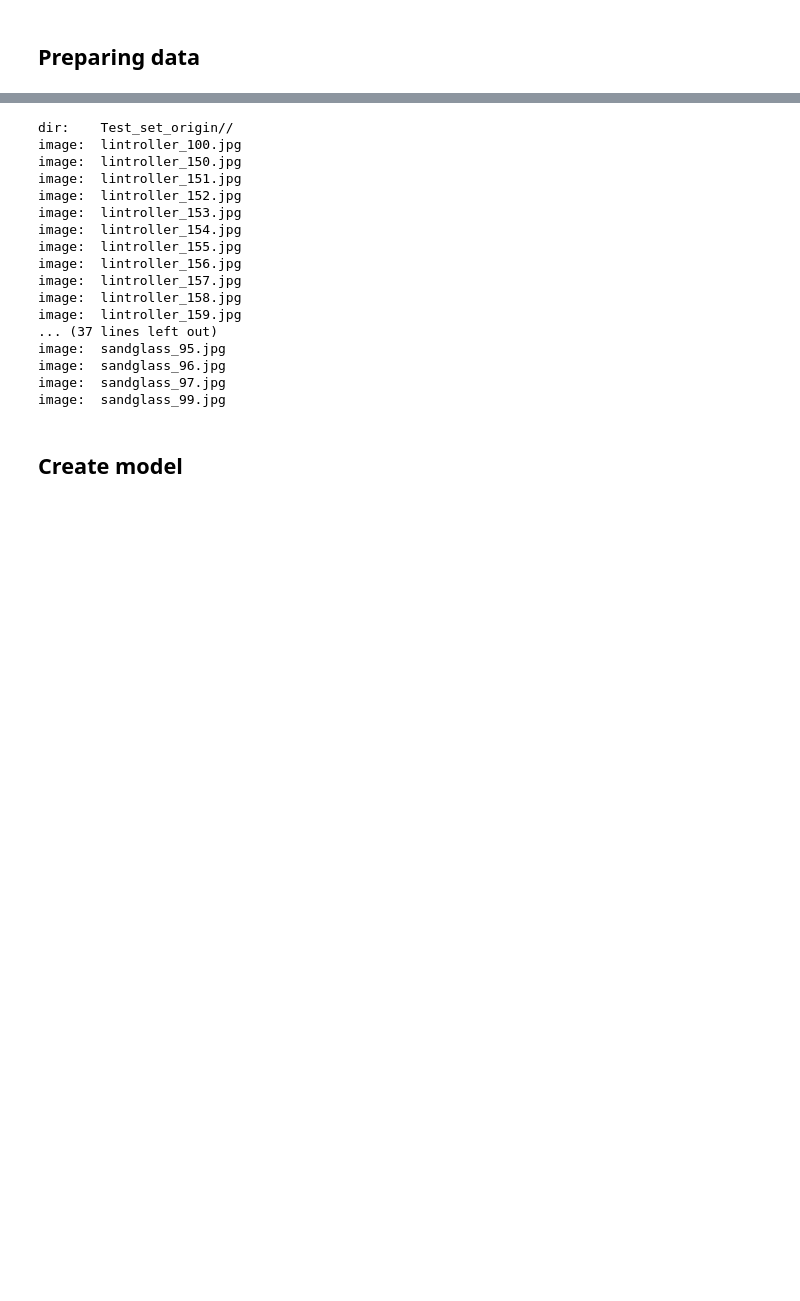
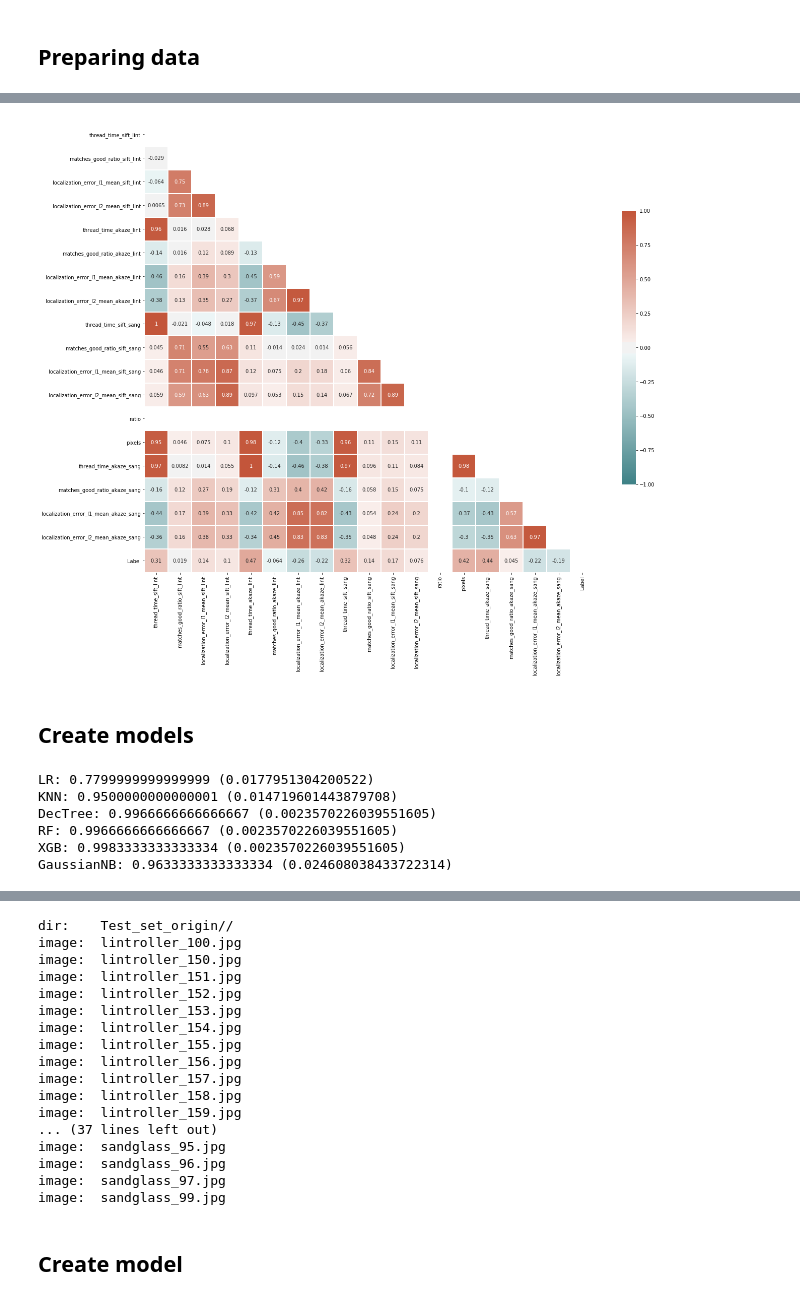
Before and after one commit to bateikoEd/object_recognition, a Jupyter notebook: Lab3/Lab3.ipynb, the cells around one changed output, grey strips where cells are left out. Drawn from its saved outputs; the diff is of its cells as text; code cells hidden in the pictures; blank space fills up the shorter version.

```diff
--- a/Lab3/Lab3.ipynb
+++ b/Lab3/Lab3.ipynb
@@ -238,0 +391,16 @@ error: OpenCV(4.4.0) /tmp/pip-req-build-yln3mf6z/opencv/modules/core/src/batch_d
+# %%
+correlation = train_with_labels.corr()
+
+features_counts = len(train_with_labels.columns)
+
+mask = np.zeros_like(correlation, dtype=np.bool)
+mask[np.triu_indices_from(mask)] = True
+
+f, ax = plt.subplots(figsize=(features_counts, features_counts))
+
+cmap = sns.diverging_palette(200, 20, as_cmap=True)
+sns.heatmap(correlation, mask=mask, cmap=cmap, vmax=1, vmin=-1, center=0, square=True, linewidths=.5,cbar_kws={'shrink': .5}, annot=True)
+
+plt.show()
+# %% [output]
+[figure, added]
@@ -238,0 +417,2 @@ error: OpenCV(4.4.0) /tmp/pip-req-build-yln3mf6z/opencv/modules/core/src/batch_d
+# %% [markdown]
+## Create models
@@ -238,0 +470,9 @@ error: OpenCV(4.4.0) /tmp/pip-req-build-yln3mf6z/opencv/modules/core/src/batch_d
+# %%
+results = get_score_for_model()
+# %% [output]
+LR: 0.7799999999999999 (0.0177951304200522)
+KNN: 0.9500000000000001 (0.014719601443879708)
+DecTree: 0.9966666666666667 (0.0023570226039551605)
+RF: 0.9966666666666667 (0.0023570226039551605)
+XGB: 0.9983333333333334 (0.0023570226039551605)
+GaussianNB: 0.9633333333333334 (0.024608038433722314)
```
Also changed, not shown: parts of 30 cells of this notebook, 5 other files.
